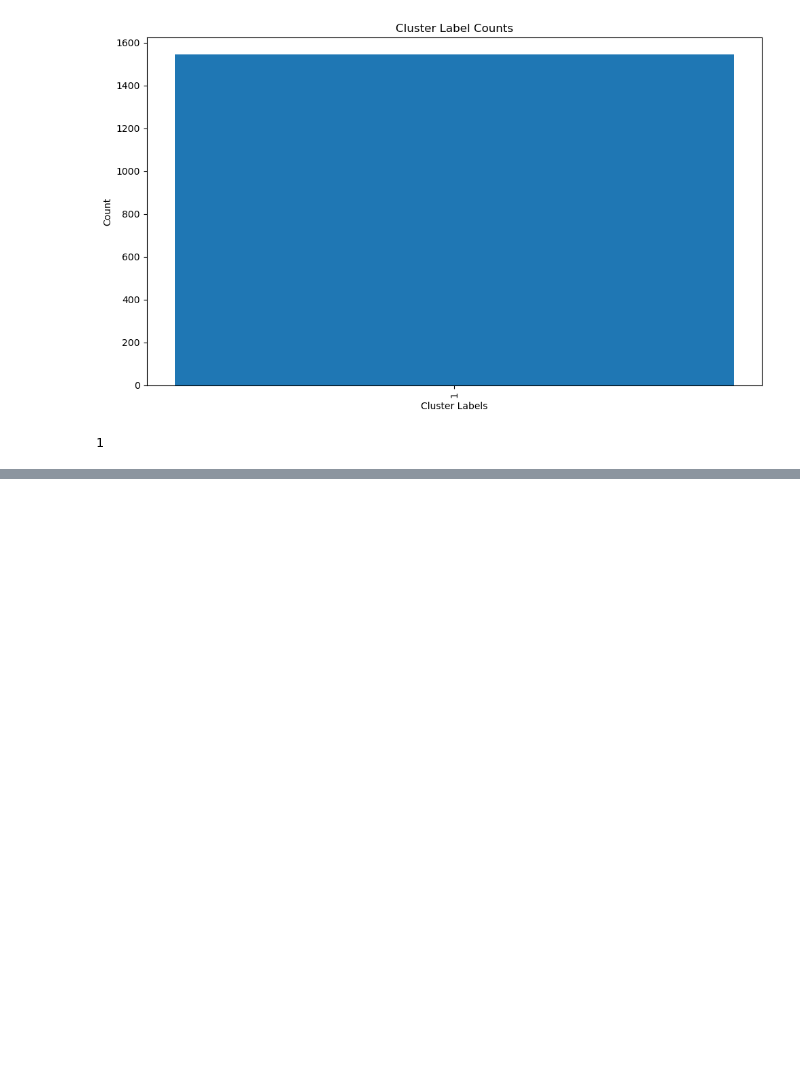
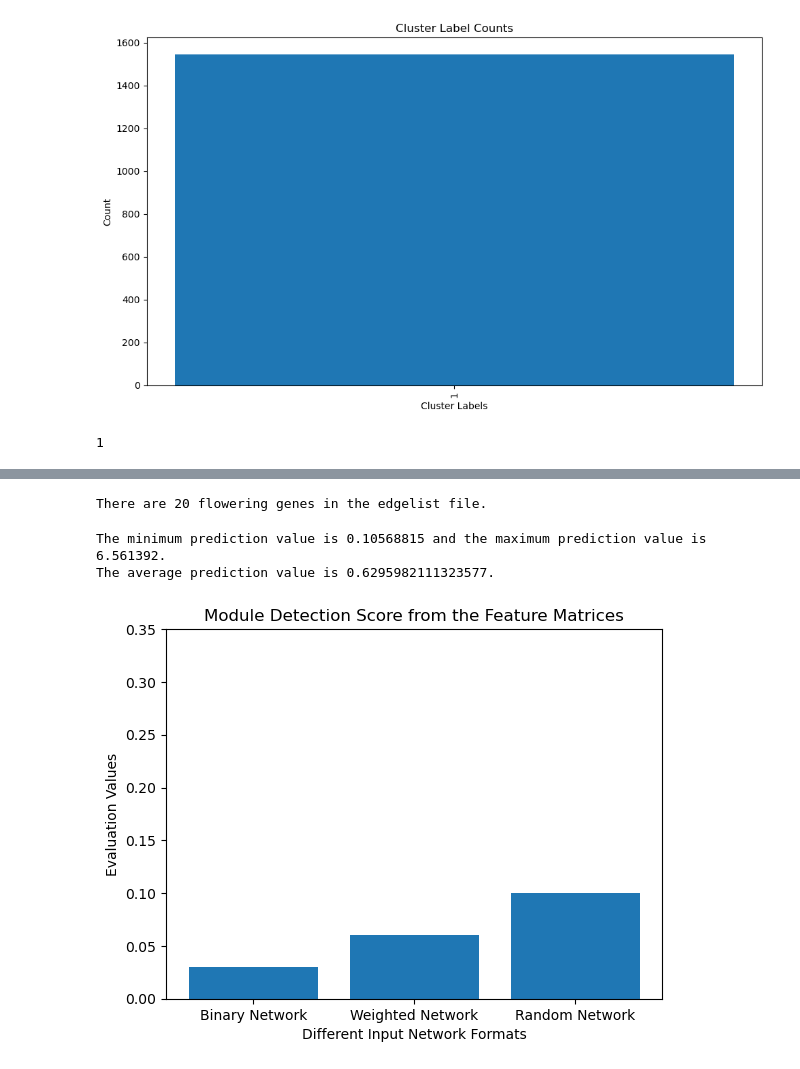
Before and after one commit to camilababo/BIONIC, a Jupyter notebook: input_files/data_pre_processing.ipynb, the cells around one changed output, grey strips where cells are left out. Saved outputs shown, nothing was run; the diff lists cells and outputs as text; code cells hidden in the pictures; blank space fills up the shorter version.

```diff
--- a/input_files/data_pre_processing.ipynb
+++ b/input_files/data_pre_processing.ipynb
@@ -575,0 +710,50 @@ data.to_csv("../gene_mapping/flor_id_flowering_genes.csv")
+# %%
+# See if any unique_genes match the flowering genes
+
+# Read the flowering genes file
+with open('../gene_mapping/flowerid_locus.txt', 'r') as file:
+    lines = file.readlines()
+
+# Extract the flowering genes
+flowering_genes = []
+for line in lines:
+    gene = line.strip().split('\t')
+    flowering_genes.append(gene)
+
+# Check if any of the unique genes are flowering genes
+matching_genes = []
+for gene in flowering_genes:
+    if gene in unique_genes:
+        matching_genes.append(gene)
+
+print(f"There are {len(matching_genes)} flowering genes in the edgelist file.")
+# %% [output]
+There are 20 flowering genes in the edgelist file.
+# %%
+# Interval of predictions values
+
+def prediction_interval(file_path):
+    with open(file_path) as file:
+        lines = file.readlines()
+
+    # Extract the prediction values
+    prediction_values = []
+    for line in lines:
+        _, value = line.strip().split('\t')
+        value = value.strip('[]')  # Remove the square brackets
+        prediction_values.append(float(value))
+
+    # Find the minimum and maximum prediction values
+    min_value = min(prediction_values)
+    max_value = max(prediction_values)
+
+    # Find average prediction value
+    avg_value = sum(prediction_values) / len(prediction_values)
+
+    print(f"The minimum prediction value is {min_value} and the maximum prediction value is {max_value}.")
+    print(f"The average prediction value is {avg_value}.")
+
+prediction_interval('../bionic/ben/w_all_flower_genes/recon_predictions.txt')
+# %% [output]
+The minimum prediction value is 0.10568815 and the maximum prediction value is 6.561392.
+The average prediction value is 0.6295982111323577.
@@ -575,0 +783,22 @@ data.to_csv("../gene_mapping/flor_id_flowering_genes.csv")
+# %%
+# Plot loss results for different input network settings
+
+import matplotlib.pyplot as plt
+
+# Define the data
+categories = ['Binary Network', 'Weighted Network', 'Random Network']
+values = [0.03, 0.06, 0.10]
+
+# Create the bar plot
+plt.bar(categories, values)
+
+# Add labels and title
+plt.xlabel('Different Input Network Formats')
+plt.ylabel('Evaluation Values')
+plt.title('Module Detection Score from the Feature Matrices')
+
+# Display the plot
+plt.ylim(0, 0.35)
+plt.show()
+# %% [output]
+[figure, added]
```
Also changed, not shown: parts of 30 cells of this notebook, 10 other files.
